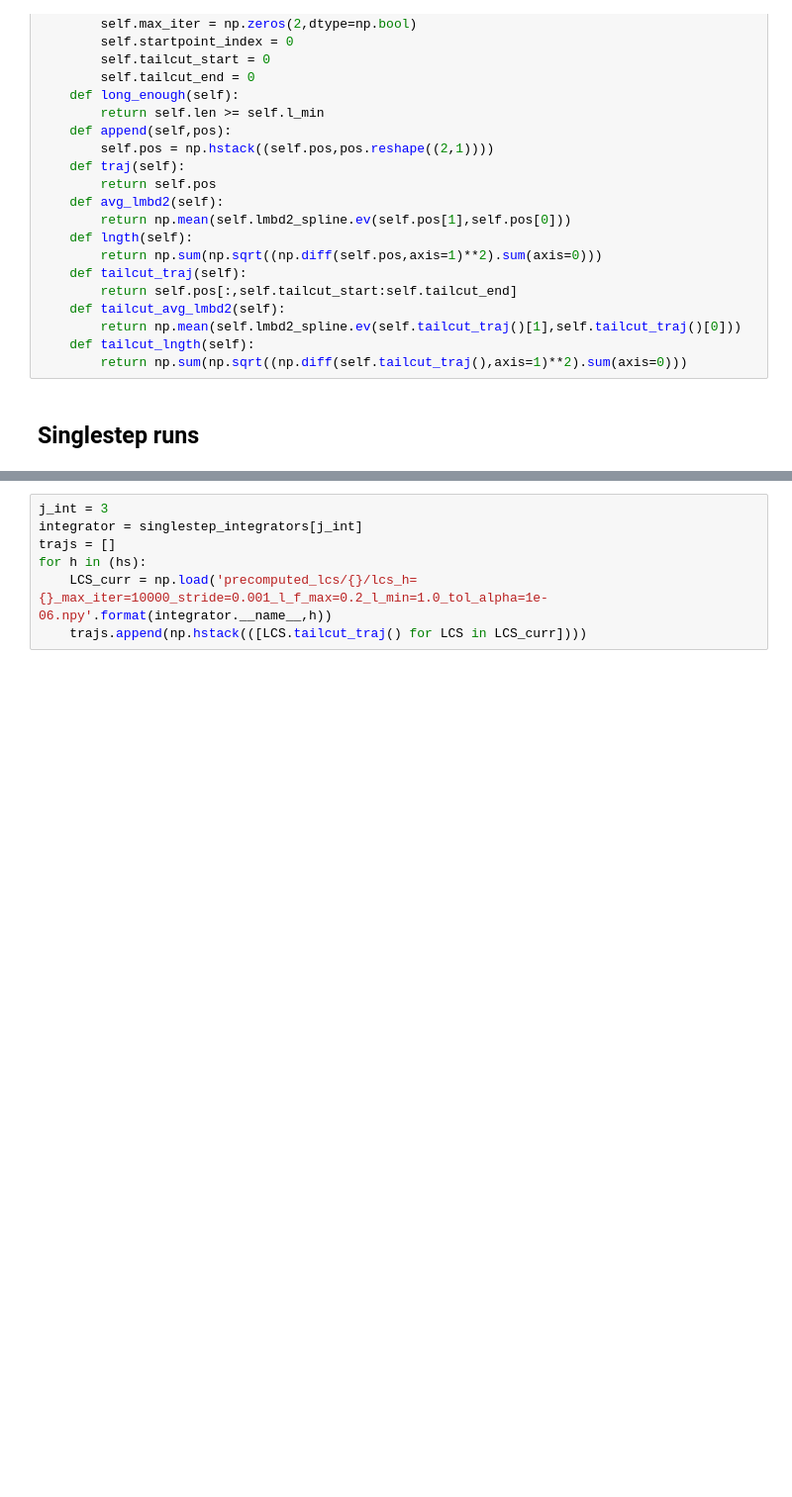
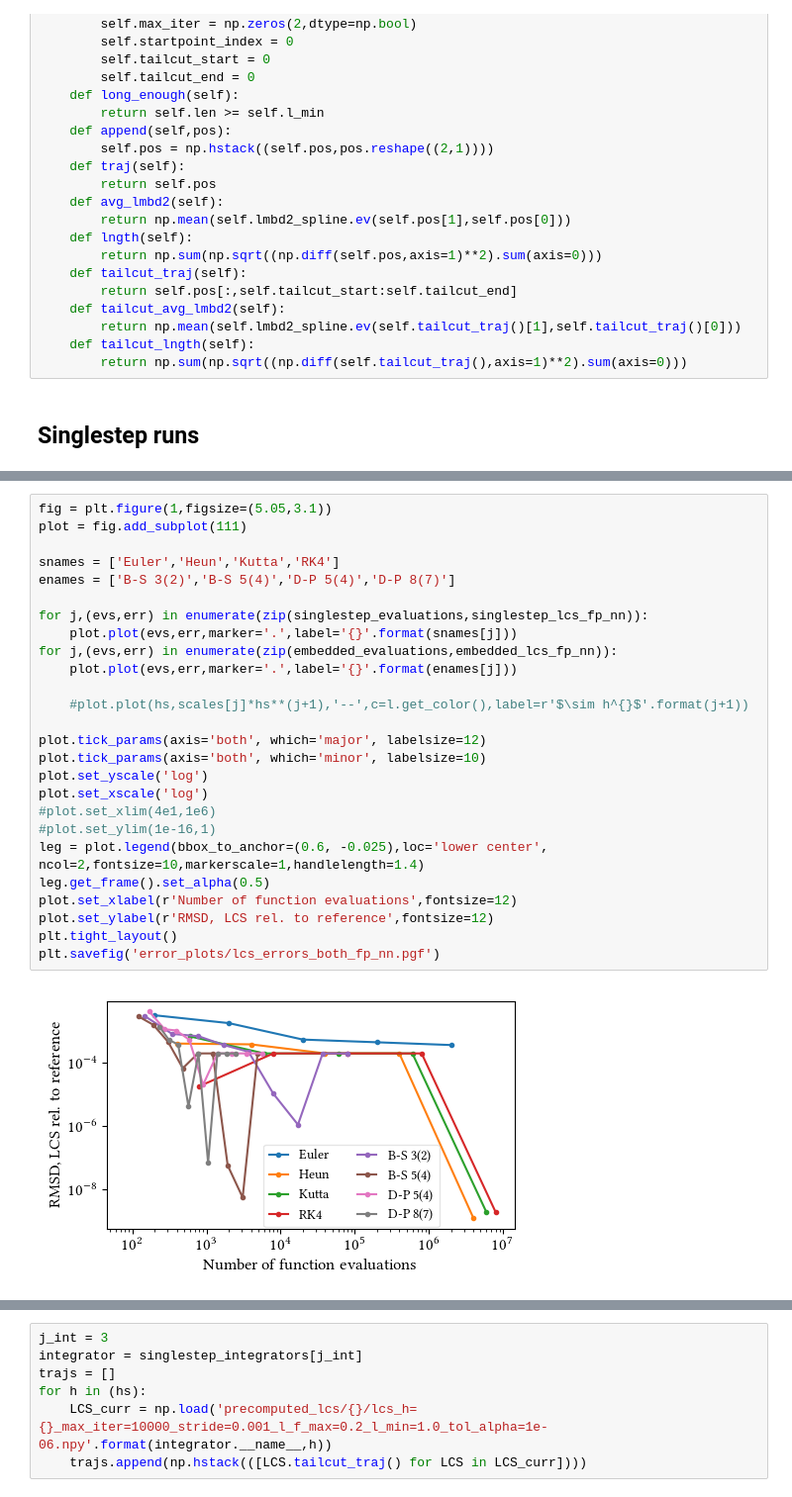
Before and after one commit to arnemagnus/physics_project, a Jupyter notebook: notebooks/doublegyre/calculate_errors_haller_effect.ipynb, the cells around one changed output, grey strips where cells are left out. Shown at 99% size. Saved outputs shown, nothing was run; the diff lists cells and outputs as text; blank space fills up the shorter version.

```diff
--- a/notebooks/doublegyre/calculate_errors_haller_effect.ipynb
+++ b/notebooks/doublegyre/calculate_errors_haller_effect.ipynb
@@ -500,0 +606,28 @@ class Strainline:
+# %%
+fig = plt.figure(1,figsize=(5.05,3.1))
+plot = fig.add_subplot(111)
+
+snames = ['Euler','Heun','Kutta','RK4']
+enames = ['B-S 3(2)','B-S 5(4)','D-P 5(4)','D-P 8(7)']
+
+for j,(evs,err) in enumerate(zip(singlestep_evaluations,singlestep_lcs_fp_nn)):
+    plot.plot(evs,err,marker='.',label='{}'.format(snames[j]))
+for j,(evs,err) in enumerate(zip(embedded_evaluations,embedded_lcs_fp_nn)):
+    plot.plot(evs,err,marker='.',label='{}'.format(enames[j]))
+
+    #plot.plot(hs,scales[j]*hs**(j+1),'--',c=l.get_color(),label=r'$\sim h^{}$'.format(j+1))
+
+plot.tick_params(axis='both', which='major', labelsize=12)
+plot.tick_params(axis='both', which='minor', labelsize=10)
+plot.set_yscale('log')
+plot.set_xscale('log')
+#plot.set_xlim(4e1,1e6)
+#plot.set_ylim(1e-16,1)
+leg = plot.legend(bbox_to_anchor=(0.6, -0.025),loc='lower center', ncol=2,fontsize=10,markerscale=1,handlelength=1.4)
+leg.get_frame().set_alpha(0.5)
+plot.set_xlabel(r'Number of function evaluations',fontsize=12)
+plot.set_ylabel(r'RMSD, LCS rel. to reference',fontsize=12)
+plt.tight_layout()
+plt.savefig('error_plots/lcs_errors_both_fp_nn.pgf')
+# %% [output]
+[figure, added]
```
Also changed, not shown: parts of 24 cells of this notebook, 34 other files.
